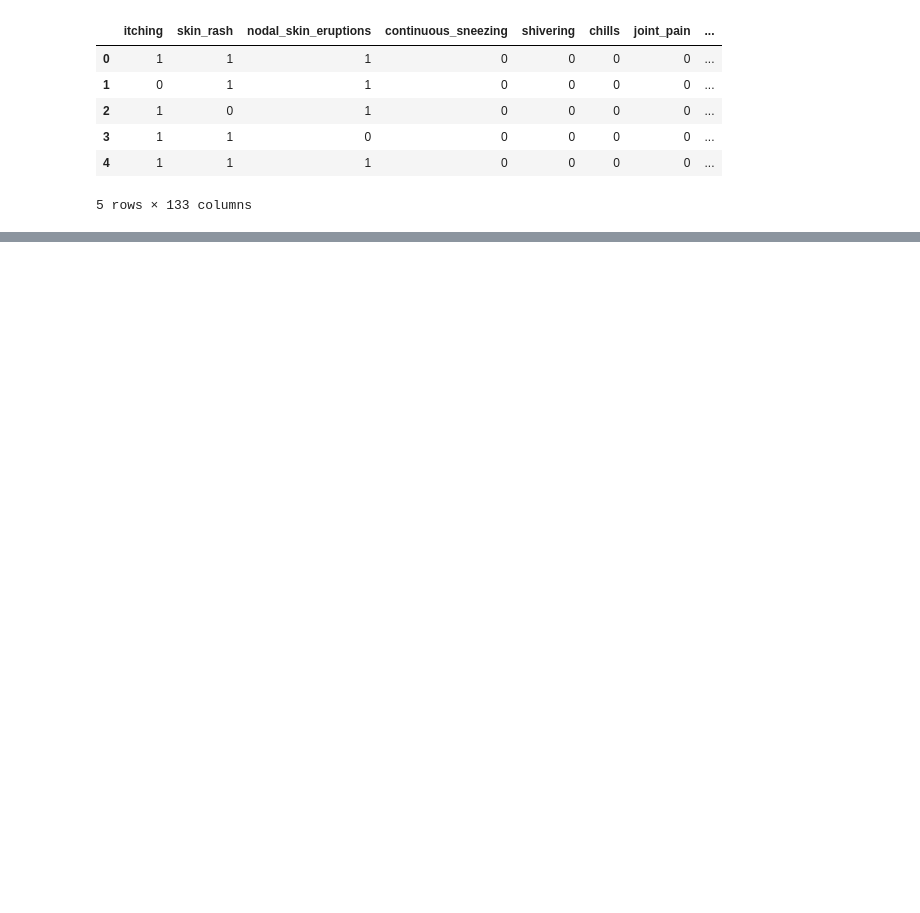
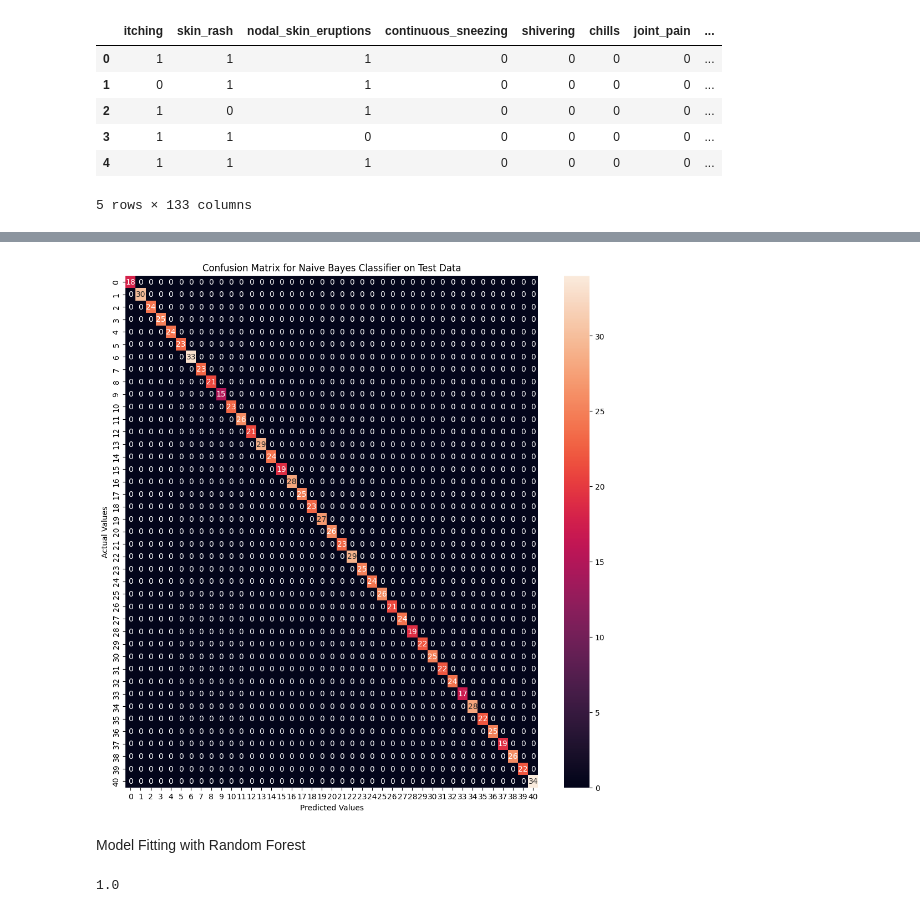
Before and after one commit to Fayis-PV/100_ML_Projects, a Jupyter notebook: Disease_Prediction_ML.ipynb, the cells around one changed output, grey strips where cells are left out. Cells and saved outputs as stored; diff of their text form; code cells hidden in the pictures; blank space fills up the shorter version.

```diff
--- a/Disease_Prediction_ML.ipynb
+++ b/Disease_Prediction_ML.ipynb
@@ -41,0 +91,22 @@ AttributeError: 'list' object has no attribute 'replace'
+# %%
+nb_model = model.fit(X_train, y_train)
+pred = nb_model.predict(X_test)
+score = accuracy_score(y_test, pred)
+
+cf_matrix = confusion_matrix(y_test, pred)
+plt.figure(figsize=(12, 12))
+sns.heatmap(cf_matrix, annot=True)
+plt.xlabel('Predicted Values')
+plt.ylabel('Actual Values')
+plt.title("Confusion Matrix for Naive Bayes Classifier on Test Data")
+plt.show()
+# %% [output]
+[figure, added]
+# %% [markdown]
+Model Fitting with Random Forest
+# %%
+model = RandomForestClassifier()
+score = cross_val_score(model, X, y, cv=10, scoring= get_score)
+score.mean()
+# %% [output]
+1.0
```
Also changed, not shown: parts of 24 cells of this notebook.
